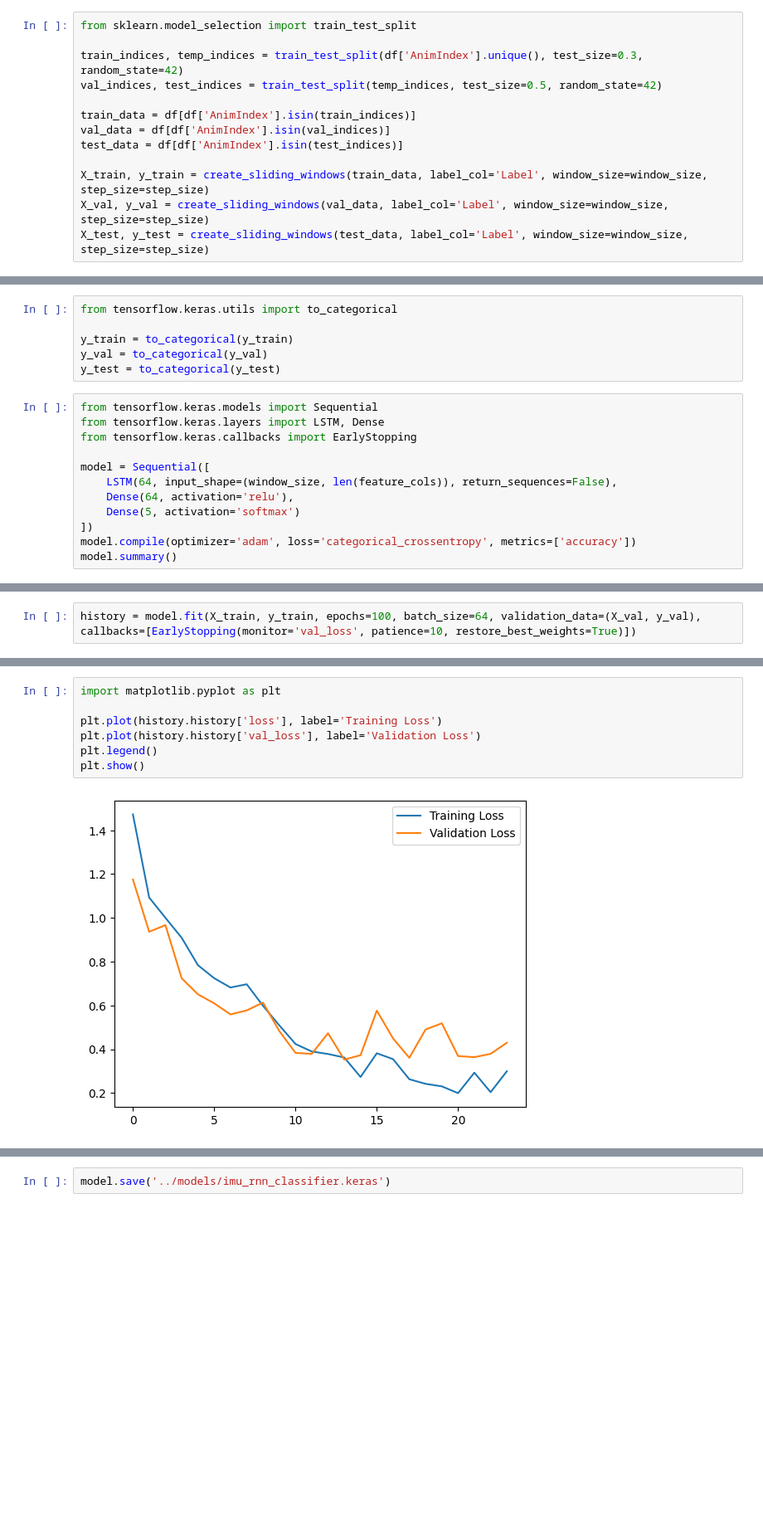
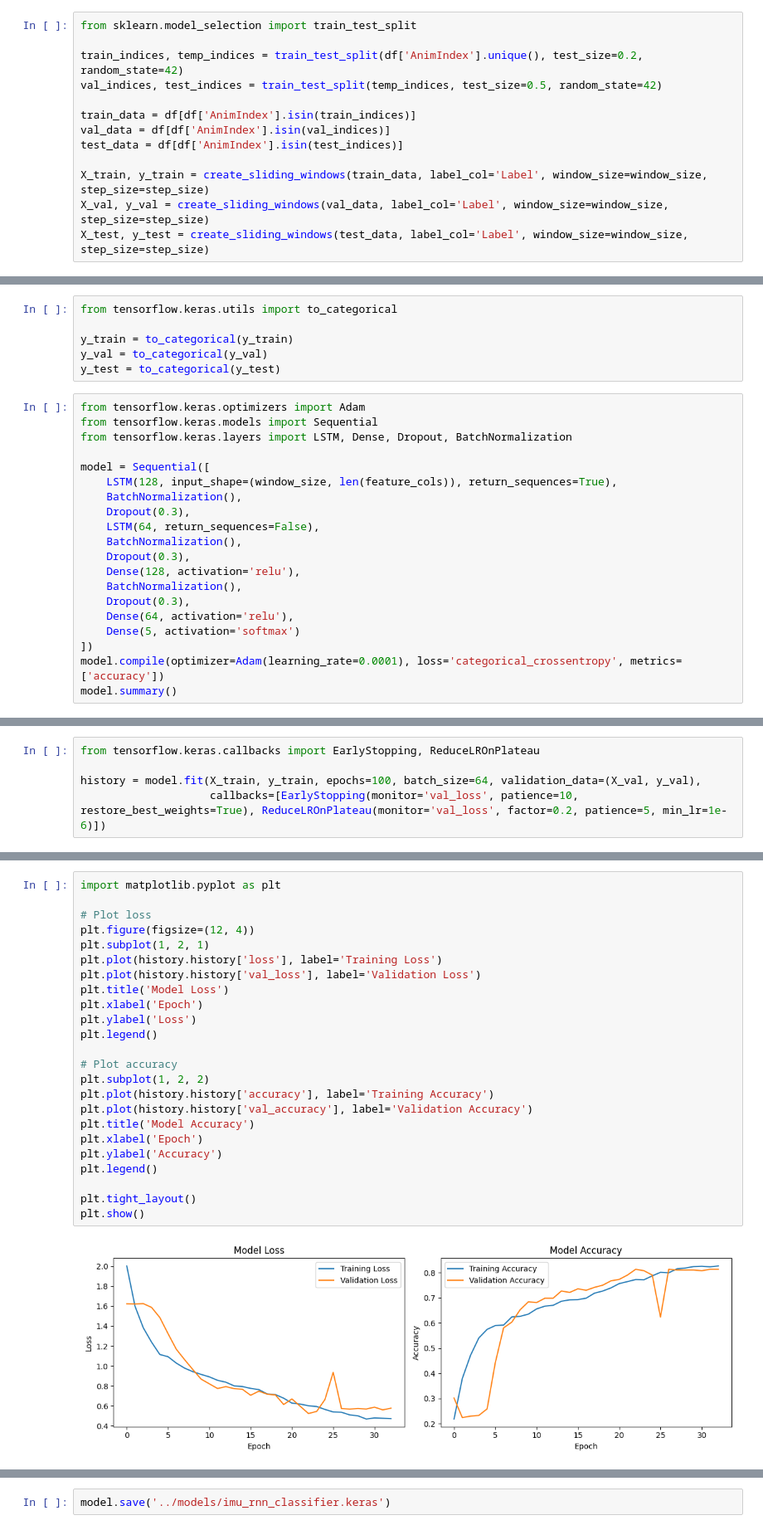
Before and after one commit to MekhyW/IMU-SimLab, a Jupyter notebook: Training/notebooks/RNN.ipynb, the cells around one changed output, grey strips where cells are left out. Shown: that part at 83% size. Drawn from its saved outputs; the diff is of its cells as text; blank space fills up the shorter version.

Commit message:
Second model

```diff
--- a/Training/notebooks/RNN.ipynb
+++ b/Training/notebooks/RNN.ipynb
@@ -48,7 +48,7 @@ X, y = create_sliding_windows(df, label_col='Label', window_size=window_size, st
 # %%
 from sklearn.model_selection import train_test_split
 
-train_indices, temp_indices = train_test_split(df['AnimIndex'].unique(), test_size=0.3, random_state=42)
+train_indices, temp_indices = train_test_split(df['AnimIndex'].unique(), test_size=0.2, random_state=42)
 val_indices, test_indices = train_test_split(temp_indices, test_size=0.5, random_state=42)
 
 train_data = df[df['AnimIndex'].isin(train_indices)]
@@ -72,15 +72,23 @@ y_train = to_categorical(y_train)
 y_val = to_categorical(y_val)
 y_test = to_categorical(y_test)
 # %%
+from tensorflow.keras.optimizers import Adam
 from tensorflow.keras.models import Sequential
-from tensorflow.keras.layers import LSTM, Dense
-from tensorflow.keras.callbacks import EarlyStopping
+from tensorflow.keras.layers import LSTM, Dense, Dropout, BatchNormalization
 
 model = Sequential([
-    LSTM(64, input_shape=(window_size, len(feature_cols)), return_sequences=False),
+    LSTM(128, input_shape=(window_size, len(feature_cols)), return_sequences=True),
+    BatchNormalization(),
+    Dropout(0.3),
+    LSTM(64, return_sequences=False),
+    BatchNormalization(),
+    Dropout(0.3),
+    Dense(128, activation='relu'),
+    BatchNormalization(),
+    Dropout(0.3),
     Dense(64, activation='relu'),
     Dense(5, activation='softmax')
 ])
-model.compile(optimizer='adam', loss='categorical_crossentropy', metrics=['accuracy'])
+model.compile(optimizer=Adam(learning_rate=0.0001), loss='categorical_crossentropy', metrics=['accuracy'])
 model.summary()
 # %% [output]
@@ -101,5 +111,8 @@ Non-trainable params: 0
 _________________________________________________________________
 # %%
-history = model.fit(X_train, y_train, epochs=100, batch_size=64, validation_data=(X_val, y_val), callbacks=[EarlyStopping(monitor='val_loss', patience=10, restore_best_weights=True)])
+from tensorflow.keras.callbacks import EarlyStopping, ReduceLROnPlateau
+
+history = model.fit(X_train, y_train, epochs=100, batch_size=64, validation_data=(X_val, y_val),
+                    callbacks=[EarlyStopping(monitor='val_loss', patience=10, restore_best_weights=True), ReduceLROnPlateau(monitor='val_loss', factor=0.2, patience=5, min_lr=1e-6)])
 # %% [output]
 Epoch 1/100
@@ -122,12 +135,29 @@ Epoch 24/100
 # %%
 import matplotlib.pyplot as plt
 
+# Plot loss
+plt.figure(figsize=(12, 4))
+plt.subplot(1, 2, 1)
 plt.plot(history.history['loss'], label='Training Loss')
 plt.plot(history.history['val_loss'], label='Validation Loss')
+plt.title('Model Loss')
+plt.xlabel('Epoch')
+plt.ylabel('Loss')
 plt.legend()
+
+# Plot accuracy
+plt.subplot(1, 2, 2)
+plt.plot(history.history['accuracy'], label='Training Accuracy')
+plt.plot(history.history['val_accuracy'], label='Validation Accuracy')
+plt.title('Model Accuracy')
+plt.xlabel('Epoch')
+plt.ylabel('Accuracy')
+plt.legend()
+
+plt.tight_layout()
 plt.show()
 # %% [output]
-[figure, old version]
+[figure, new version]
 # %%
 test_loss, test_acc = model.evaluate(X_test, y_test)
 print(f'Test Loss: {test_loss:.4f}, Test Accuracy: {test_acc:.4f}')
```
Also changed, not shown: parts of 3 cells of this notebook, 1 other file.
